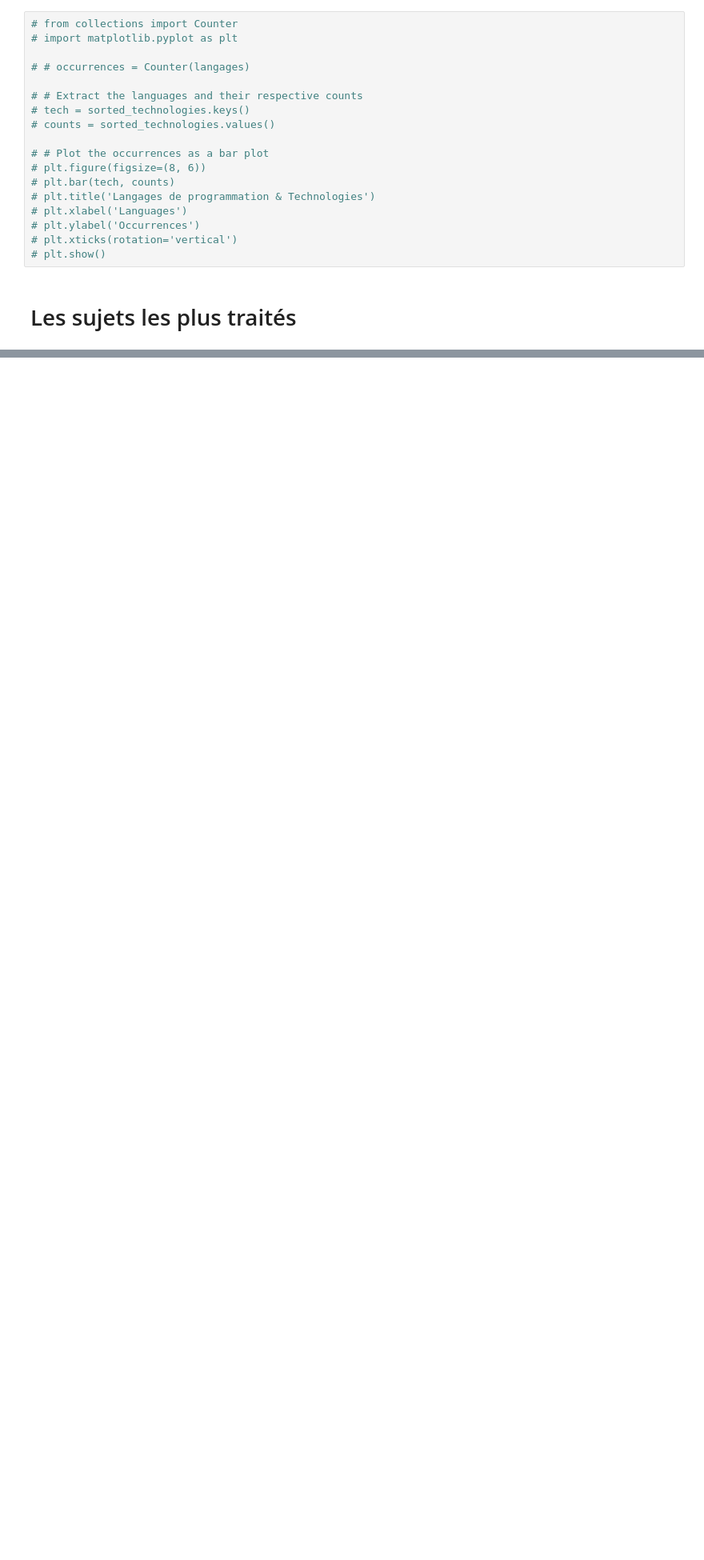
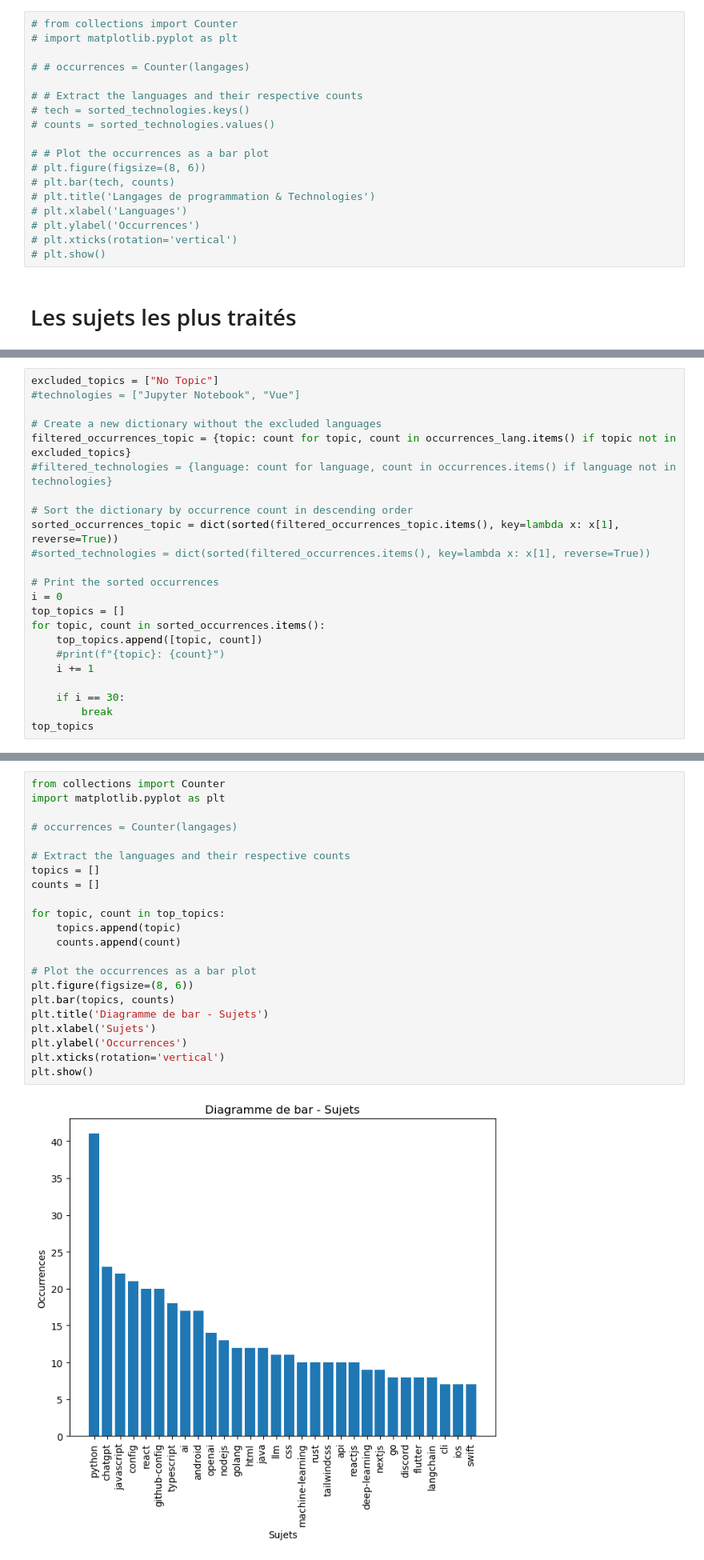
Before and after one commit to Hammilidi/GitHub_Viz, a Jupyter notebook: Github_Viz.ipynb, the cells around one changed output, grey strips where cells are left out. Shown: that part at 80% size. Drawn from its saved outputs; the diff is of its cells as text; blank space fills up the shorter version.

Commit message:
Les sujets tendance

```diff
--- a/Github_Viz.ipynb
+++ b/Github_Viz.ipynb
@@ -188,0 +285,23 @@ plt.show()
+# %%
+excluded_topics = ["No Topic"]
+#technologies = ["Jupyter Notebook", "Vue"]
+
+# Create a new dictionary without the excluded languages
+filtered_occurrences_topic = {topic: count for topic, count in occurrences_lang.items() if topic not in excluded_topics}
+#filtered_technologies = {language: count for language, count in occurrences.items() if language not in technologies}
+
+# Sort the dictionary by occurrence count in descending order
+sorted_occurrences_topic = dict(sorted(filtered_occurrences_topic.items(), key=lambda x: x[1], reverse=True))
+#sorted_technologies = dict(sorted(filtered_occurrences.items(), key=lambda x: x[1], reverse=True))
+
+# Print the sorted occurrences
+i = 0
+top_topics = []
+for topic, count in sorted_occurrences.items():
+    top_topics.append([topic, count])
+    #print(f"{topic}: {count}")
+    i += 1
+
+    if i == 30:
+        break
+top_topics
@@ -188,0 +326,24 @@ plt.show()
+# %%
+from collections import Counter
+import matplotlib.pyplot as plt
+
+# occurrences = Counter(langages)
+
+# Extract the languages and their respective counts
+topics = []
+counts = []
+
+for topic, count in top_topics:
+    topics.append(topic)
+    counts.append(count)
+
+# Plot the occurrences as a bar plot
+plt.figure(figsize=(8, 6))
+plt.bar(topics, counts)
+plt.title('Diagramme de bar - Sujets')
+plt.xlabel('Sujets')
+plt.ylabel('Occurrences')
+plt.xticks(rotation='vertical')
+plt.show()
+# %% [output]
+[figure, added]
```
Also changed, not shown: parts of 8 cells of this notebook.
